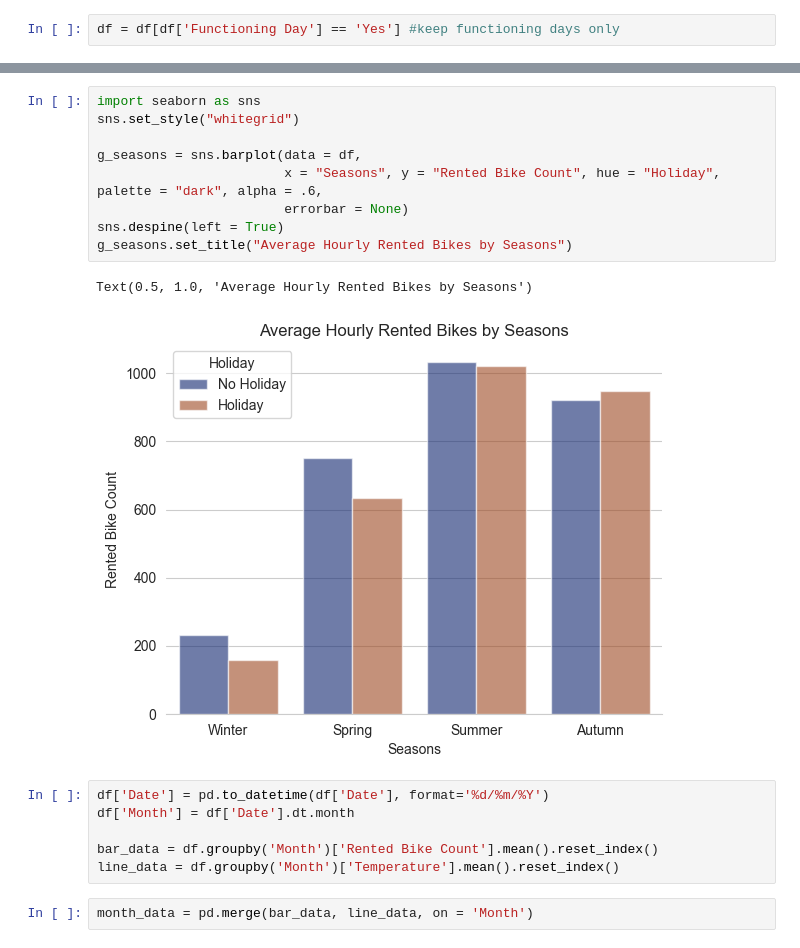
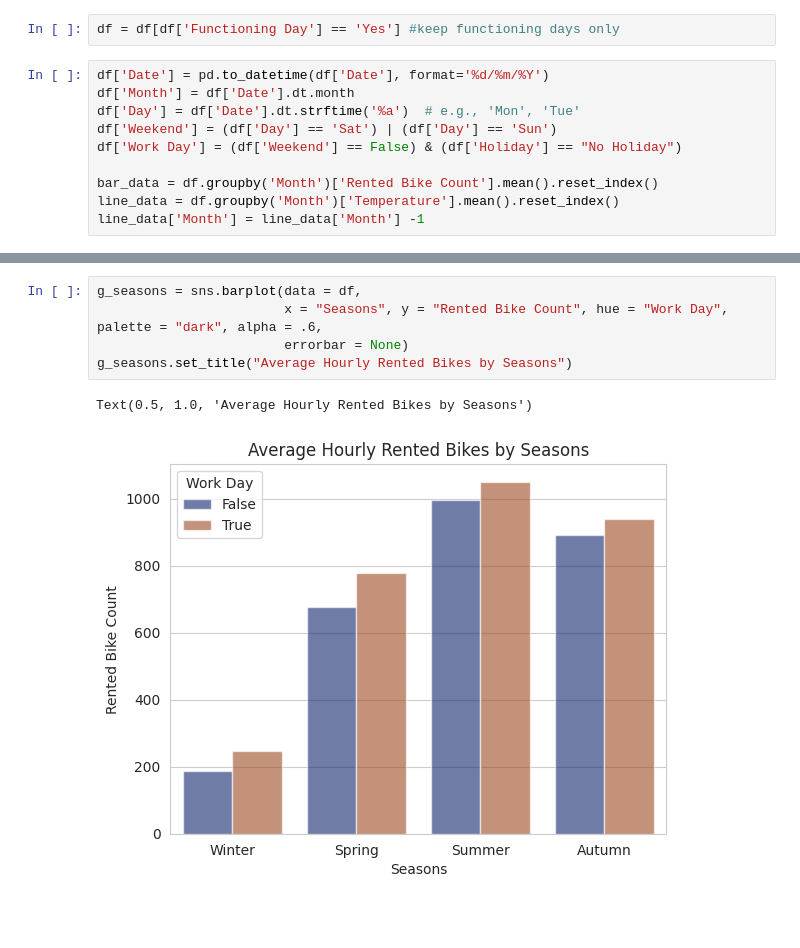
Before and after one commit to minjiontheroad/seoul-bike-demand, a Jupyter notebook: demand_analysis_seoulbike.ipynb, the cells around one changed output, grey strips where cells are left out. Cells and saved outputs as stored; diff of their text form; blank space fills up the shorter version.

```diff
--- a/demand_analysis_seoulbike.ipynb
+++ b/demand_analysis_seoulbike.ipynb
@@ -74,2 +55,12 @@ In this section, we will use the records from functioning days only.
 # %%
 df = df[df['Functioning Day'] == 'Yes'] #keep functioning days only
+# %%
+df['Date'] = pd.to_datetime(df['Date'], format='%d/%m/%Y')
+df['Month'] = df['Date'].dt.month
+df['Day'] = df['Date'].dt.strftime('%a')  # e.g., 'Mon', 'Tue'
+df['Weekend'] = (df['Day'] == 'Sat') | (df['Day'] == 'Sun')
+df['Work Day'] = (df['Weekend'] == False) & (df['Holiday'] == "No Holiday")
+
+bar_data = df.groupby('Month')['Rented Bike Count'].mean().reset_index()
+line_data = df.groupby('Month')['Temperature'].mean().reset_index()
+line_data['Month'] = line_data['Month'] -1
@@ -76,20 +105,8 @@ df = df[df['Functioning Day'] == 'Yes'] #keep functioning days only
 # %%
-import seaborn as sns
-sns.set_style("whitegrid")
-
 g_seasons = sns.barplot(data = df,
-                        x = "Seasons", y = "Rented Bike Count", hue = "Holiday", palette = "dark", alpha = .6,
+                        x = "Seasons", y = "Rented Bike Count", hue = "Work Day", palette = "dark", alpha = .6,
                         errorbar = None)
-sns.despine(left = True)
 g_seasons.set_title("Average Hourly Rented Bikes by Seasons")
 # %% [output]
 Text(0.5, 1.0, 'Average Hourly Rented Bikes by Seasons')
-[figure, old version]
+[figure, new version]
-# %%
-df['Date'] = pd.to_datetime(df['Date'], format='%d/%m/%Y')
-df['Month'] = df['Date'].dt.month
-
-bar_data = df.groupby('Month')['Rented Bike Count'].mean().reset_index()
-line_data = df.groupby('Month')['Temperature'].mean().reset_index()
-# %%
-month_data = pd.merge(bar_data, line_data, on = 'Month')
```
Also changed, not shown: parts of 24 cells of this notebook.
